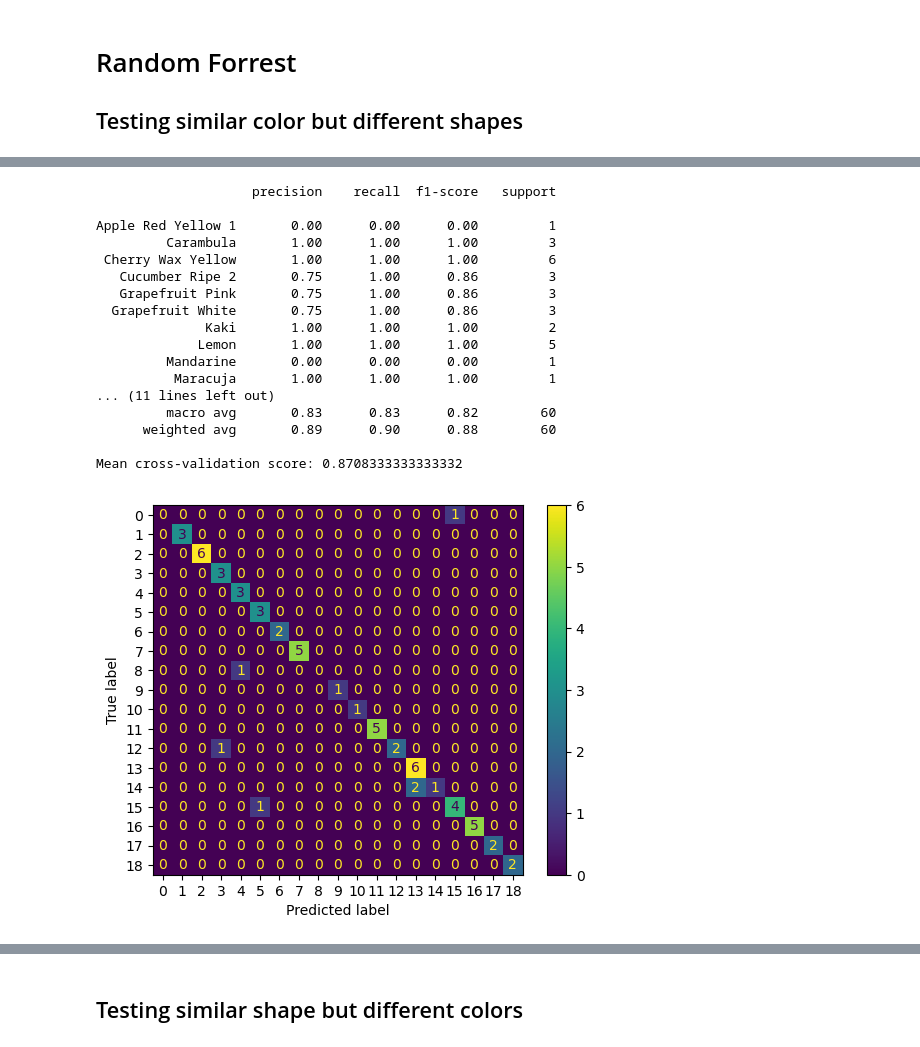
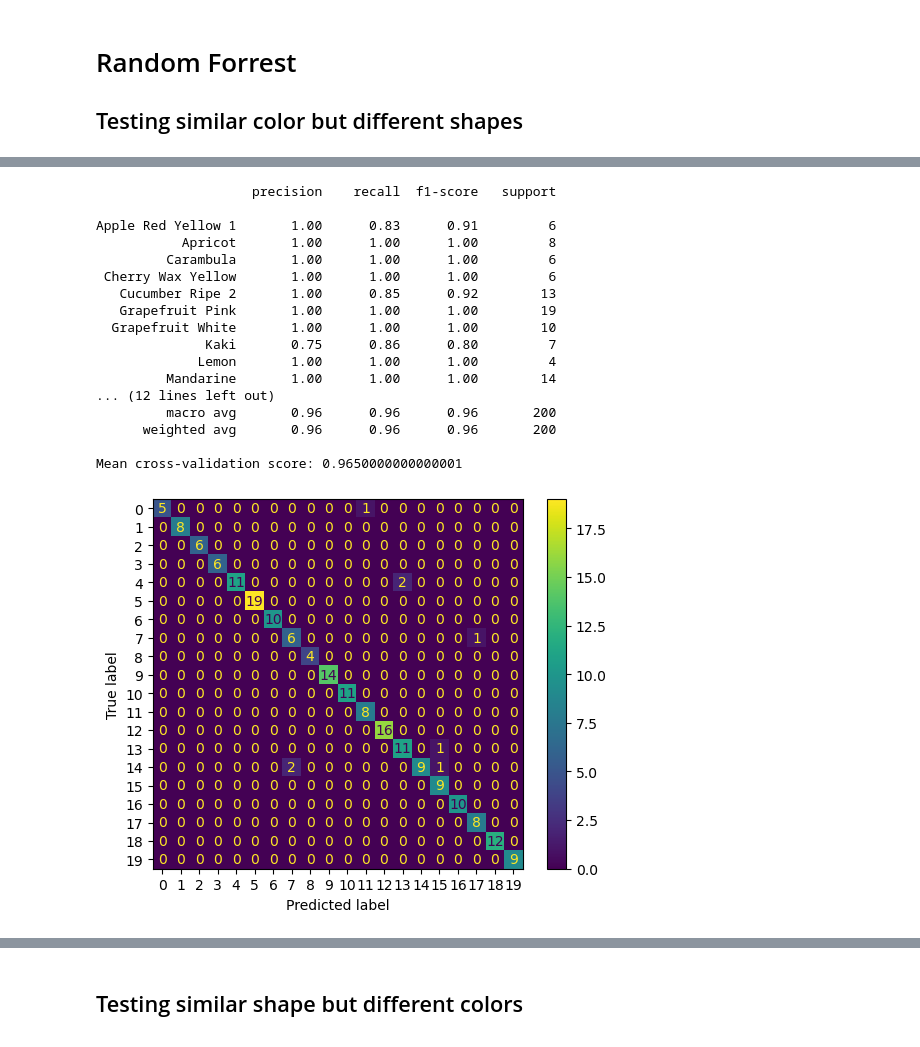
Before and after one commit to j-fangwu/ML_Fruit, a Jupyter notebook: Random Forrest.ipynb, the cells around one changed output, grey strips where cells are left out. Cells and saved outputs as stored; diff of their text form; code cells hidden in the pictures.

Commit message:
Added the most up to date version of the models and the final results graphs

```diff
--- a/Random Forrest.ipynb
+++ b/Random Forrest.ipynb
@@ -184,7 +184,7 @@ from sklearn.metrics import classification_report, confusion_matrix, ConfusionMa
 from sklearn.ensemble import RandomForestClassifier
 from sklearn.model_selection import train_test_split, cross_val_score
 
-sample_size = 300
+sample_size = 1000
 classDist = None
 trainClassDist = [0.95, 0.05]
 trainClassDistThree = [0.80, 0.10, 0.10]
@@ -348,48 +348,48 @@ fruits = [
     "Apricot", "Cucumber Ripe 2", "Carambula", "Tomato 2"
 ]
 fruits = np.array(fruits)
 
 image_dataset, labels, what = getSamplesMat(sample_size, fruits, classDist, resizes)
 X_train, X_test, y_train, y_test = train_test_split(image_dataset, labels, test_size=0.2)
 X_train = GrayScaleImageSquare(X_train)
 X_test = GrayScaleImageSquare(X_test)
 
 #image_dataset, labels, what = getSamplesMat(sample_size, fruits, trainClassDistSix, resizes)
 #X_train, ignore, y_train, disregard = train_test_split(image_dataset, labels, test_size=0.2)
 
 #image_dataset, labels, what = getSamplesMat(sample_size, fruits, classDist, resizes)
 #ignore, X_test, disregard, y_test = train_test_split(image_dataset, labels, test_size=0.2)
 
 rf_classifier = RandomForestClassifier(random_state=42)
 rf_classifier.fit(X_train, y_train)
 y_pred_rf = rf_classifier.predict(X_test)
 print(classification_report(y_test, y_pred_rf))
 cm = confusion_matrix(y_test, y_pred_rf)
 disp = ConfusionMatrixDisplay(confusion_matrix=cm)
 disp.plot()
 
-cv_scores = cross_val_score(rf_classifier, X_train, y_train, cv=5)
+cv_scores = cross_val_score(rf_classifier, X_train, y_train, cv=10)
 #print(f"Cross-validation scores: {cv_scores}")
 print(f"Mean cross-validation score: {cv_scores.mean()}")
 # %% [output]
                     precision    recall  f1-score   support
 
-Apple Red Yellow 1       0.00      0.00      0.00         1
-         Carambula       1.00      1.00      1.00         3
+Apple Red Yellow 1       1.00      0.83      0.91         6
+           Apricot       1.00      1.00      1.00         8
+         Carambula       1.00      1.00      1.00         6
  Cherry Wax Yellow       1.00      1.00      1.00         6
-   Cucumber Ripe 2       0.75      1.00      0.86         3
-   Grapefruit Pink       0.75      1.00      0.86         3
-  Grapefruit White       0.75      1.00      0.86         3
-              Kaki       1.00      1.00      1.00         2
-             Lemon       1.00      1.00      1.00         5
-         Mandarine       0.00      0.00      0.00         1
-          Maracuja       1.00      1.00      1.00         1
-... (11 lines left out)
-         macro avg       0.83      0.83      0.82        60
-      weighted avg       0.89      0.90      0.88        60
+   Cucumber Ripe 2       1.00      0.85      0.92        13
+   Grapefruit Pink       1.00      1.00      1.00        19
+  Grapefruit White       1.00      1.00      1.00        10
+              Kaki       0.75      0.86      0.80         7
+             Lemon       1.00      1.00      1.00         4
+         Mandarine       1.00      1.00      1.00        14
+... (12 lines left out)
+         macro avg       0.96      0.96      0.96       200
+      weighted avg       0.96      0.96      0.96       200
 
-Mean cross-validation score: 0.8708333333333332
+Mean cross-validation score: 0.9650000000000001
-[figure, old version]
+[figure, new version]
 # %%
 #Testing Green Fruits
 fruits = ['Pepper Green', 'Grape White 4', 'Grape Blue',
```
Also changed, not shown: parts of 12 cells of this notebook, 6 other files.
